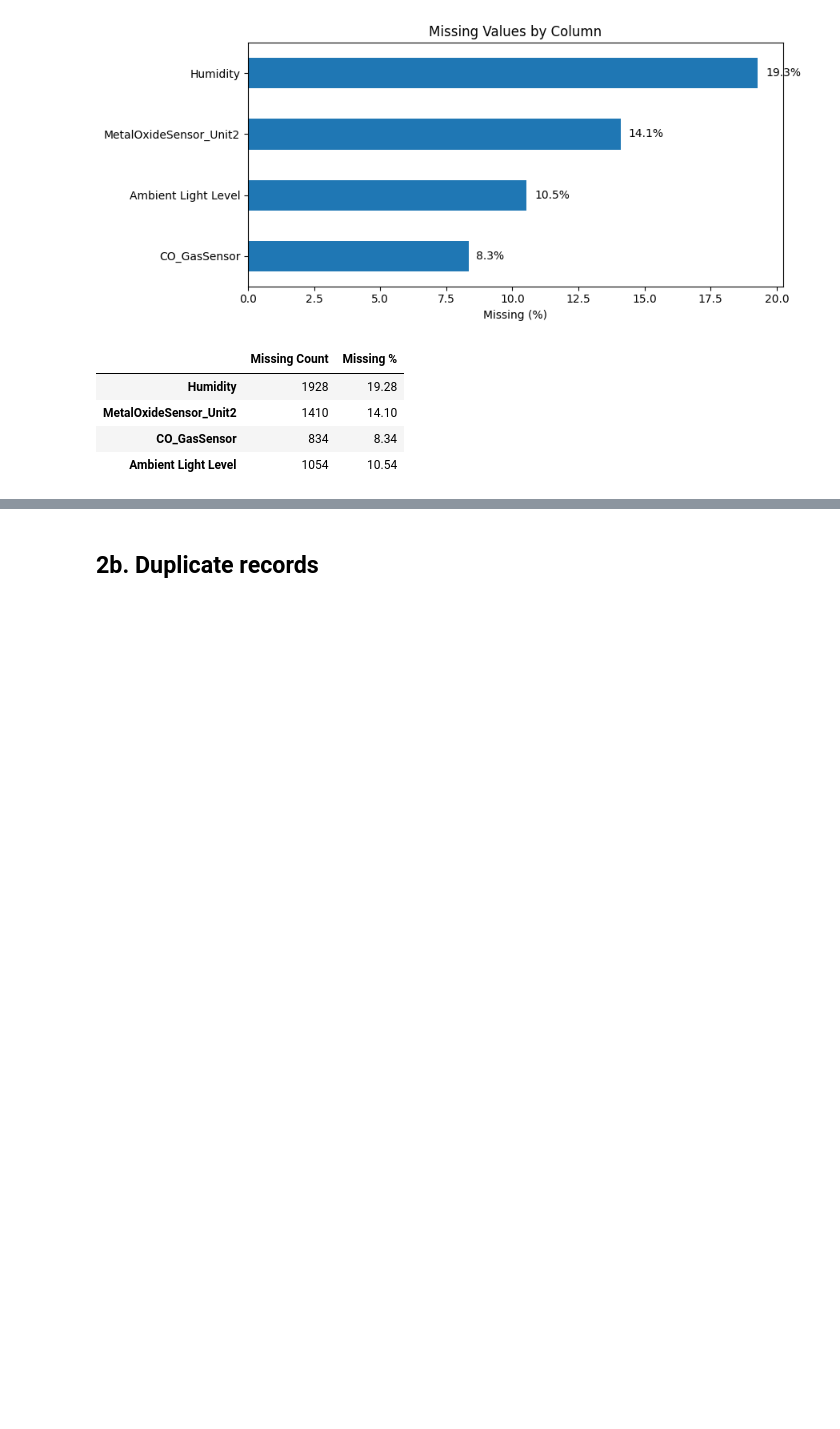
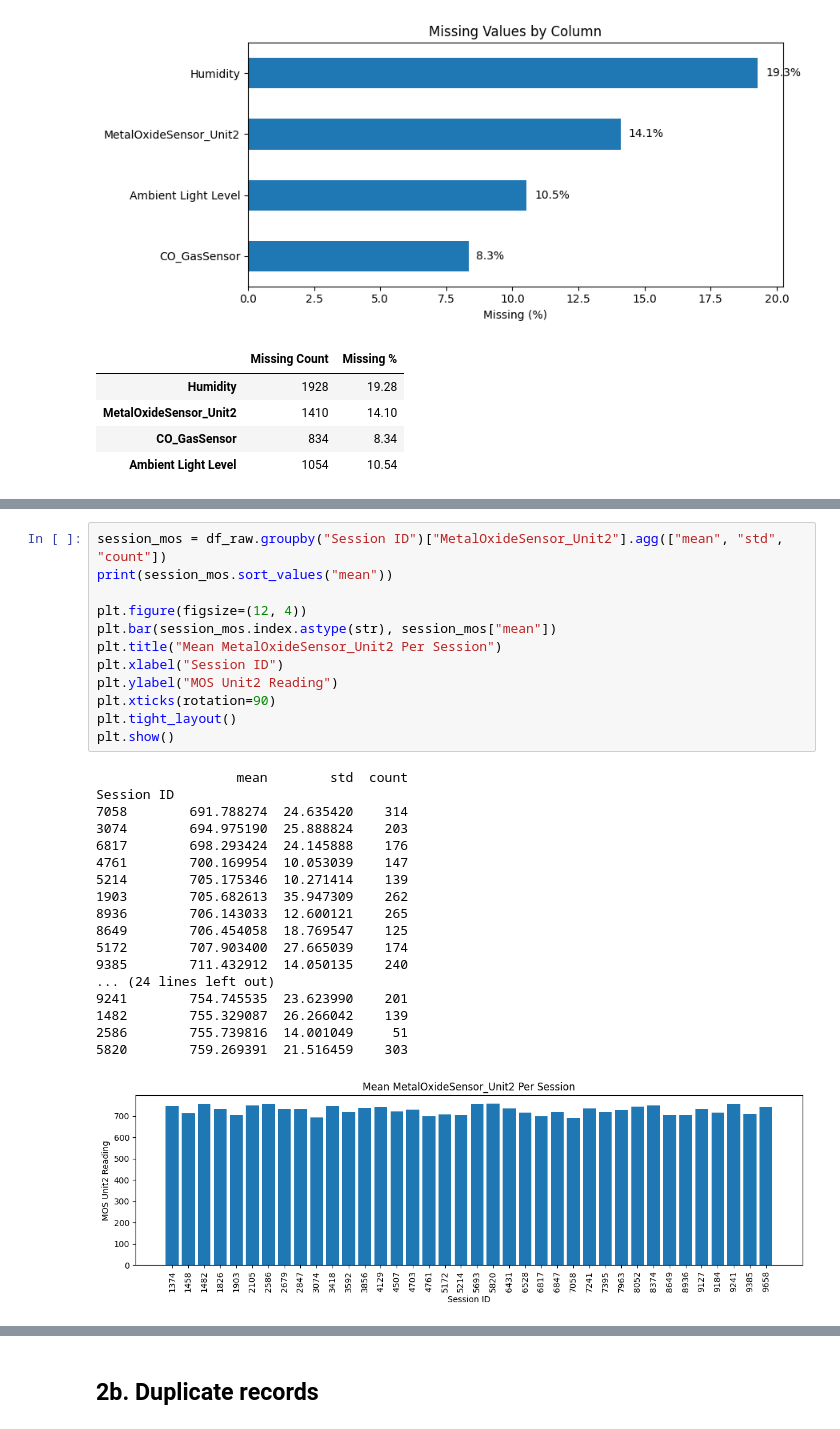
Before and after one commit to cheecaixi/elderguard-project, a Jupyter notebook: eda.ipynb, the cells around one changed output, grey strips where cells are left out. Saved outputs shown, nothing was run; the diff lists cells and outputs as text; blank space fills up the shorter version.

```diff
--- a/eda.ipynb
+++ b/eda.ipynb
@@ -154,0 +237,31 @@ missing_df
+# %%
+session_mos = df_raw.groupby("Session ID")["MetalOxideSensor_Unit2"].agg(["mean", "std", "count"])
+print(session_mos.sort_values("mean"))
+
+plt.figure(figsize=(12, 4))
+plt.bar(session_mos.index.astype(str), session_mos["mean"])
+plt.title("Mean MetalOxideSensor_Unit2 Per Session")
+plt.xlabel("Session ID")
+plt.ylabel("MOS Unit2 Reading")
+plt.xticks(rotation=90)
+plt.tight_layout()
+plt.show()
+# %% [output]
+                  mean        std  count
+Session ID
+7058        691.788274  24.635420    314
+3074        694.975190  25.888824    203
+6817        698.293424  24.145888    176
+4761        700.169954  10.053039    147
+5214        705.175346  10.271414    139
+1903        705.682613  35.947309    262
+8936        706.143033  12.600121    265
+8649        706.454058  18.769547    125
+5172        707.903400  27.665039    174
+9385        711.432912  14.050135    240
+... (24 lines left out)
+9241        754.745535  23.623990    201
+1482        755.329087  26.266042    139
+2586        755.739816  14.001049     51
+5820        759.269391  21.516459    303
+[figure, added]
```
Also changed, not shown: parts of 21 cells of this notebook.
